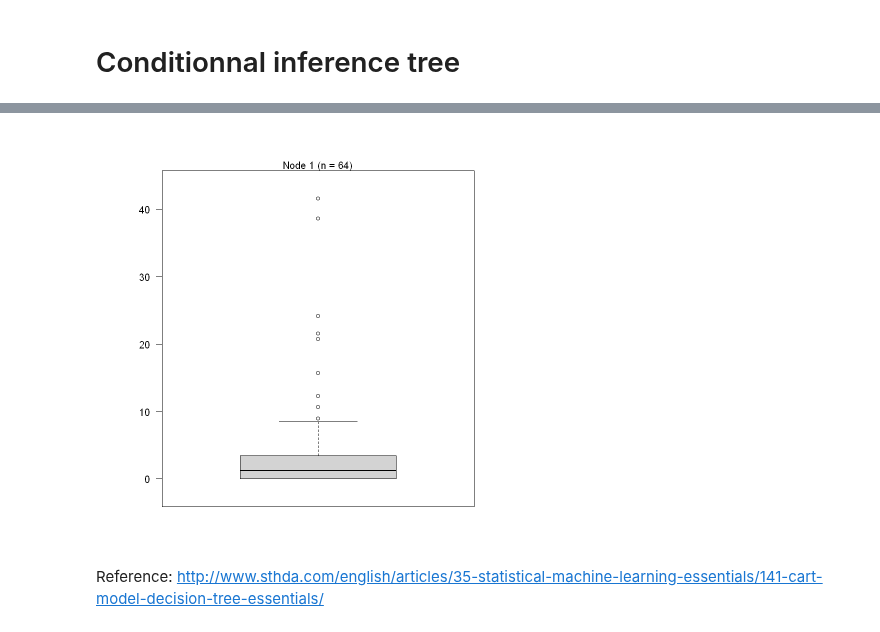
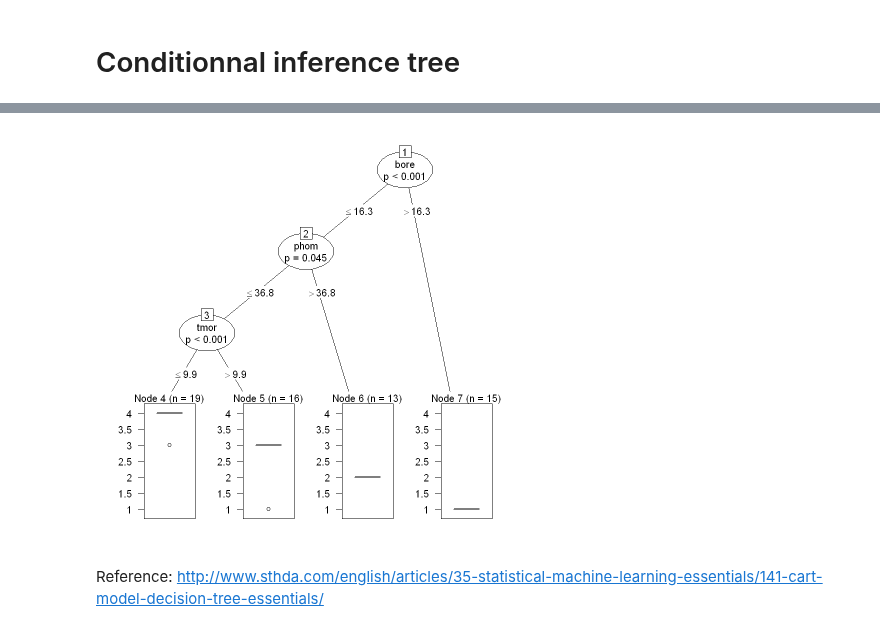
Before and after one commit to narslab/water-accessibility, a Jupyter notebook: bin/jupyter/Classification.ipynb, the cells around one changed output, grey strips where cells are left out. Cells and saved outputs as stored; diff of their text form; code cells hidden in the pictures.

```diff
--- a/bin/jupyter/Classification.ipynb
+++ b/bin/jupyter/Classification.ipynb
@@ -80,7 +98,7 @@ These rules are produced by repeatedly splitting the predictor variables, starti
 sample_n(df, 3)
 # Split the data into training and test set
 set.seed(123)
-training.samples <- df$acar %>%
+training.samples <- df$clusters %>%
   createDataPartition(p = 0.8, list = FALSE)
 train.data  <- df[training.samples, ]
 test.data <- df[-training.samples, ]
@@ -218,7 +234,7 @@ RMSE(predictions, test.data$Country)
 # %%
 set.seed(123)
 model <- train(
-  acar ~., data = train.data, method = "ctree2",
+  clusters ~., data = train.data, method = "ctree2",
   trControl = trainControl("cv", number = 10),
   tuneGrid = expand.grid(maxdepth = 3, mincriterion = 0.95 )
   )
@@ -229,4 +243,4 @@ Warning message in nominalTrainWorkflow(x = x, y = y, wts = weights, info = trai
-[figure, old version]
+[figure, new version]
 # %% [markdown]
 Reference: http://www.sthda.com/english/articles/35-statistical-machine-learning-essentials/141-cart-model-decision-tree-essentials/
 # %% [markdown]
```
Also changed, not shown: parts of 13 cells of this notebook.
